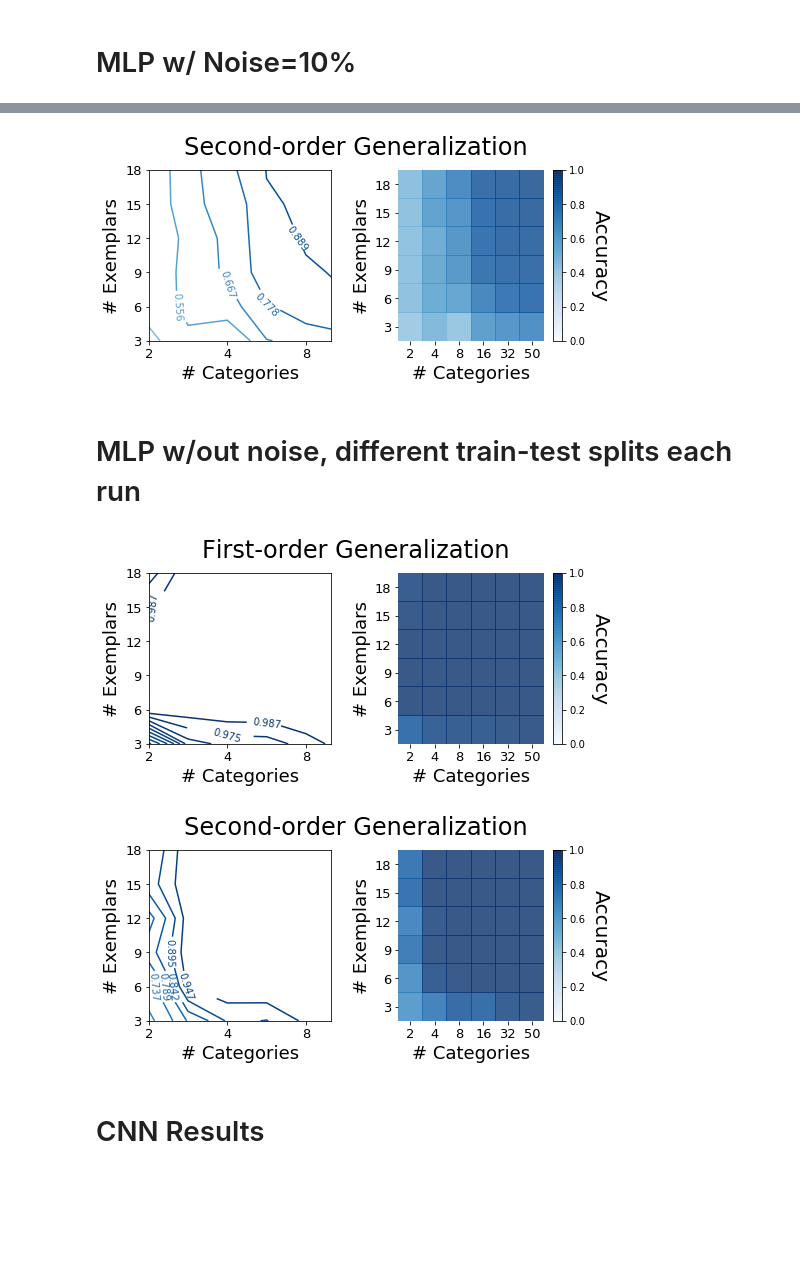
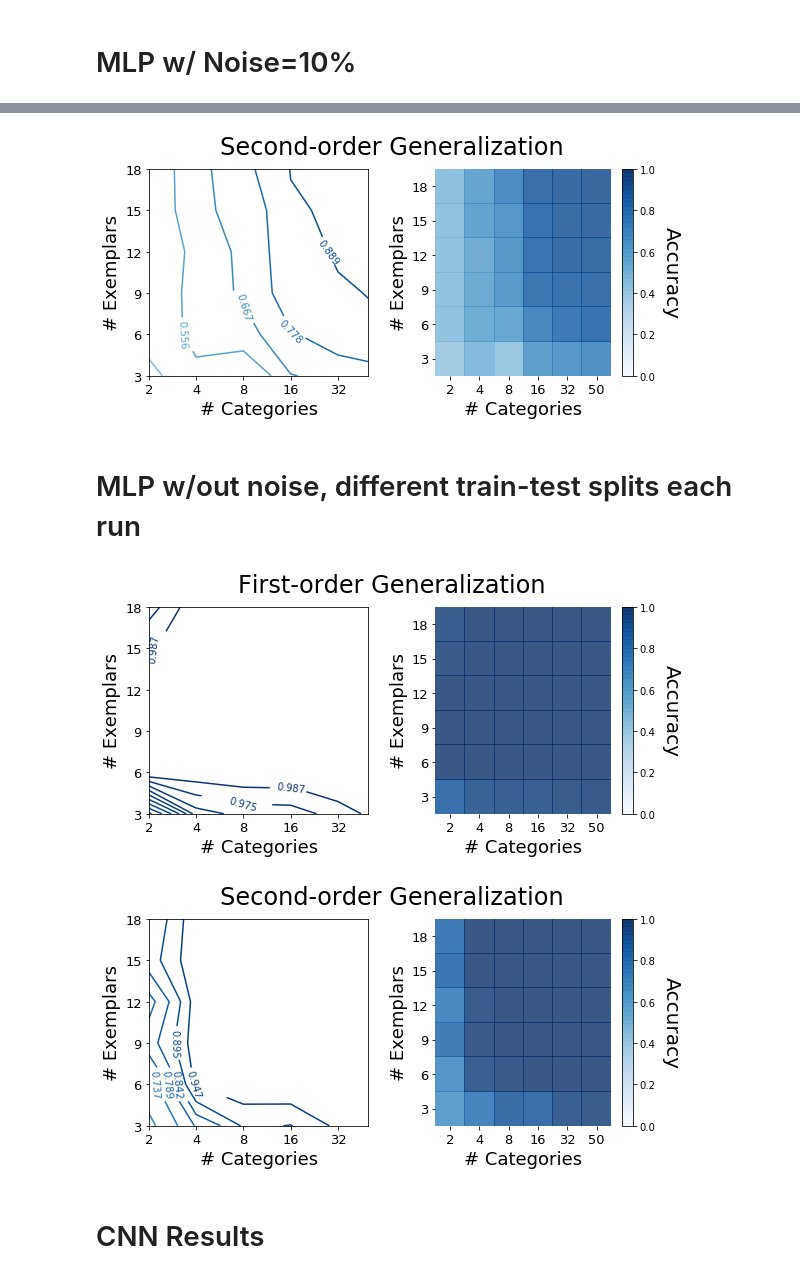
Before and after one commit to rfeinman/learning-to-learn, a Jupyter notebook: notebooks/heatmap1.ipynb, the cells around one changed output, grey strips where cells are left out. Cells and saved outputs as stored; diff of their text form; code cells hidden in the pictures; blank space fills up the shorter version.

```diff
--- a/notebooks/heatmap1.ipynb
+++ b/notebooks/heatmap1.ipynb
@@ -139,10 +139,10 @@ plot_results(
     exemplar_trials,
     title='Second-order Generalization',
     nb_lines=10,
-    size=(8,4)
+    size=(9,4.5)
 )
 # %% [output]
-[figure, old version]
+[figure, new version]
 # %% [markdown]
 # MLP w/out noise, different train-test splits each run
 # %%
@@ -158,24 +158,24 @@ plot_results(
     exemplar_trials,
     title='First-order Generalization',
     nb_lines=80,
-    size=(8,4),
+    size=(9,4.5),
     cmap=plt.cm.Blues,
     savefile=os.path.join(paper_folder, 'figures/mlp_o1_acc.pdf')
 )
 # %% [output]
-[figure, old version]
+[figure, new version]
 # %%
 plot_results(
     results_o2_gen.mean(axis=2),
     category_trials,
     exemplar_trials,
     title='Second-order Generalization',
     nb_lines=20,
-    size=(8,4),
+    size=(9,4.5),
     savefile=os.path.join(paper_folder, 'figures/mlp_o2_acc.pdf')
 )
 # %% [output]
-[figure, old version]
+[figure, new version]
 # %% [markdown]
 # CNN Results
 # %%
```
Also changed, not shown: parts of 1 cell of this notebook, 2 other files.
